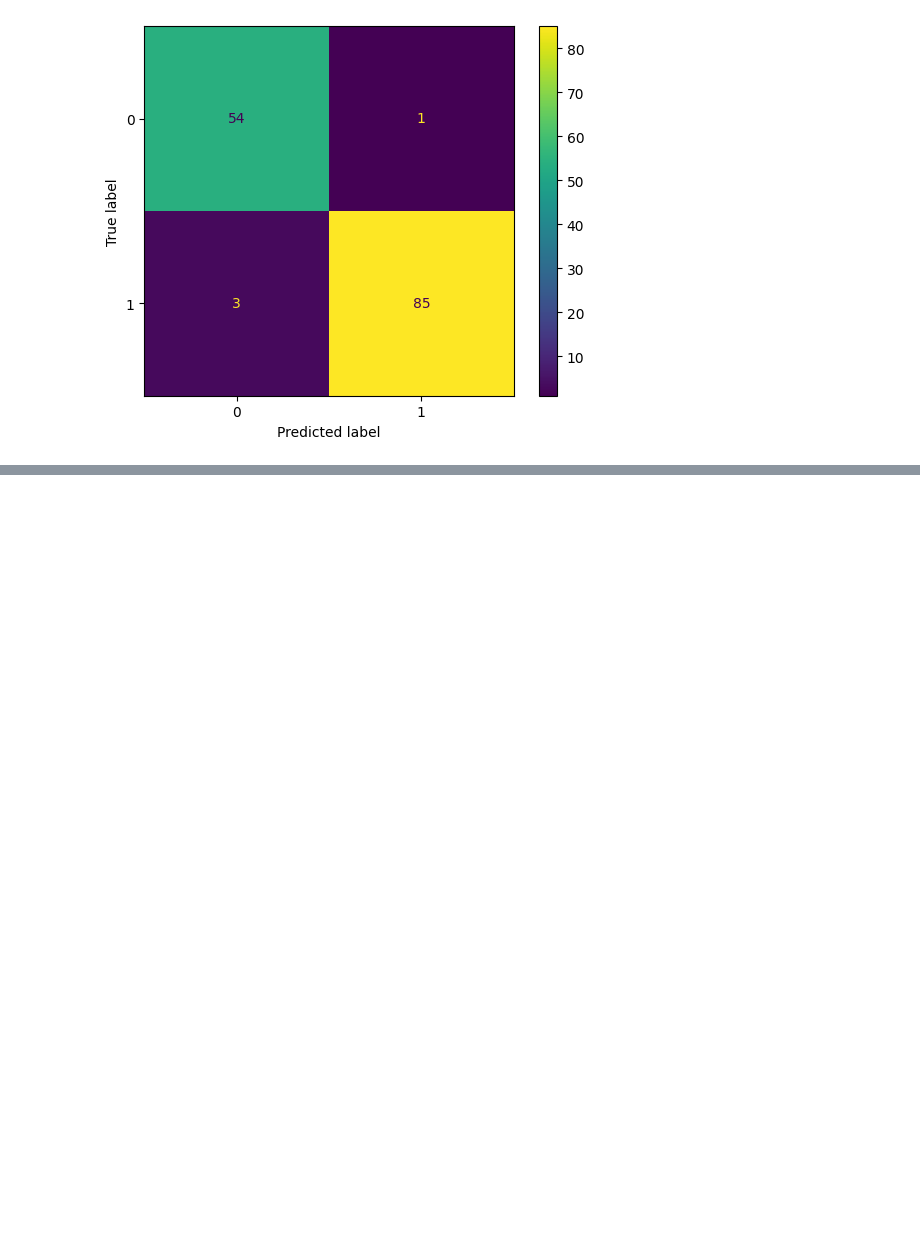
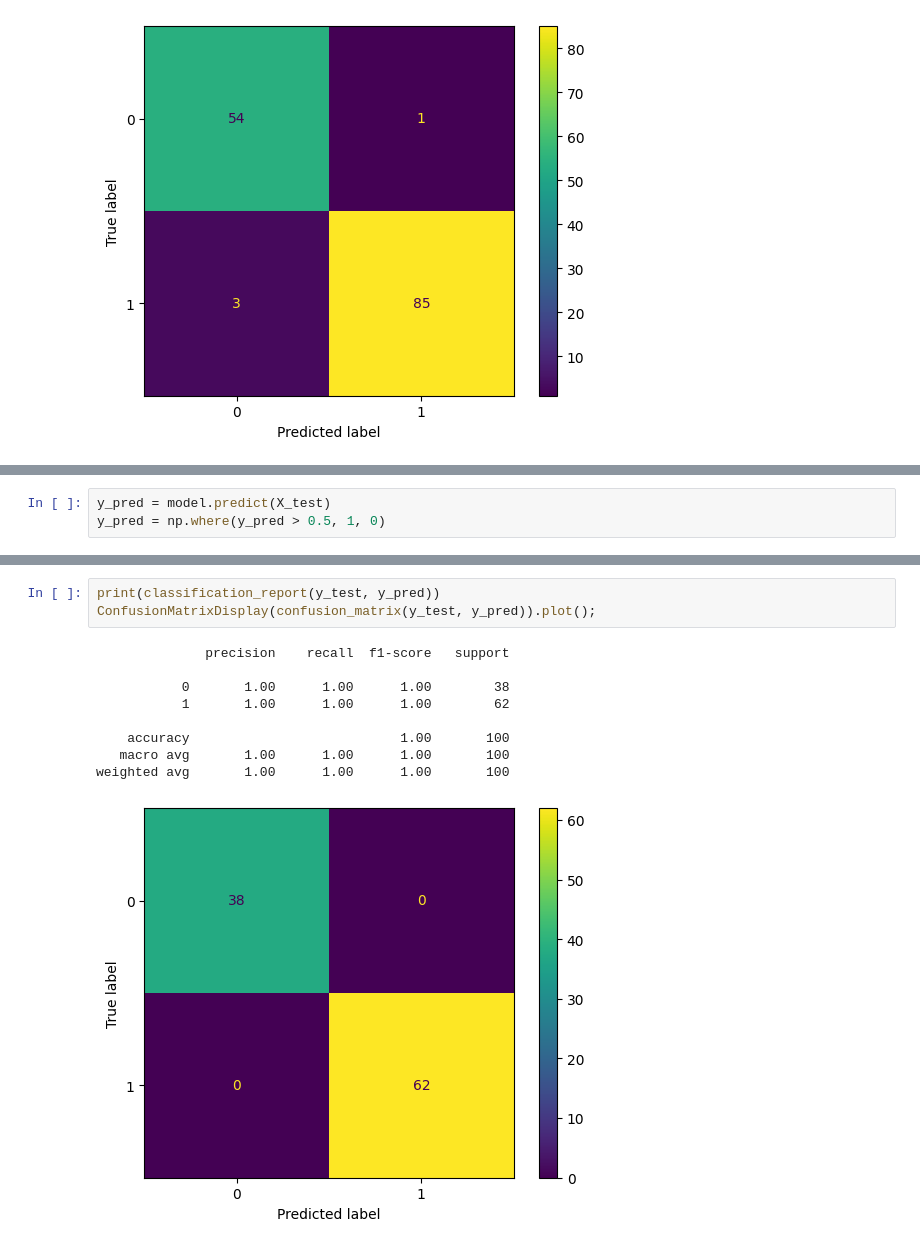
Before and after one commit to UnlimitedV/tensorflow-and-keras---simple, a Jupyter notebook: ANN/02-Keras-Classification.ipynb, the cells around one changed output, grey strips where cells are left out. Drawn from its saved outputs; the diff is of its cells as text; blank space fills up the shorter version.

```diff
--- a/ANN/02-Keras-Classification.ipynb
+++ b/ANN/02-Keras-Classification.ipynb
@@ -444,0 +595,3 @@ ConfusionMatrixDisplay(confusion_matrix(y_test,predictions)).plot()
+# %%
+y_pred = model.predict(X_test)
+y_pred = np.where(y_pred > 0.5, 1, 0)
@@ -444,0 +600,13 @@ ConfusionMatrixDisplay(confusion_matrix(y_test,predictions)).plot()
+# %%
+print(classification_report(y_test, y_pred))
+ConfusionMatrixDisplay(confusion_matrix(y_test, y_pred)).plot();
+# %% [output]
+              precision    recall  f1-score   support
+
+           0       1.00      1.00      1.00        38
+           1       1.00      1.00      1.00        62
+
+    accuracy                           1.00       100
+   macro avg       1.00      1.00      1.00       100
+weighted avg       1.00      1.00      1.00       100
+[figure, added]
```
Also changed, not shown: parts of 17 cells of this notebook.
